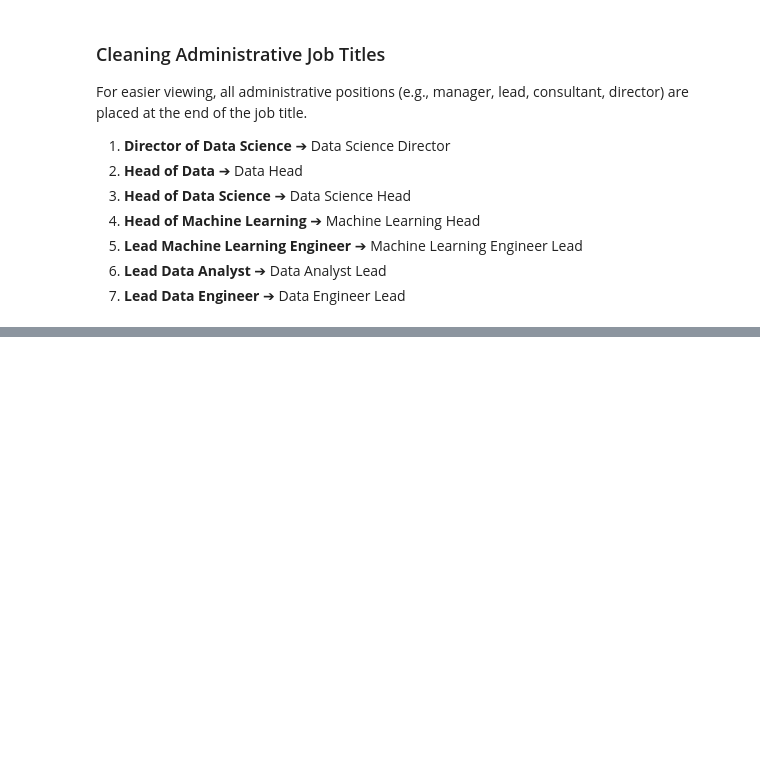
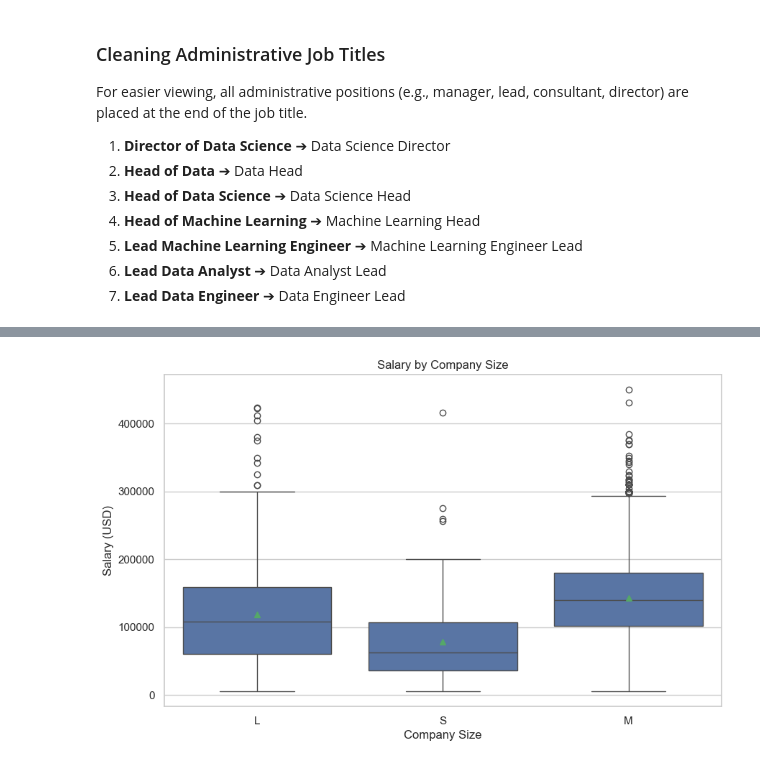
Before and after one commit to Brasprin/CSMODEL, a Jupyter notebook: CSMODEL - MCO1/CSMODEL_Project_S16_Group12.ipynb, the cells around one changed output, grey strips where cells are left out. Drawn from its saved outputs; the diff is of its cells as text; code cells hidden in the pictures; blank space fills up the shorter version.

```diff
--- a/CSMODEL - MCO1/CSMODEL_Project_S16_Group12.ipynb
+++ b/CSMODEL - MCO1/CSMODEL_Project_S16_Group12.ipynb
@@ -171,0 +248,15 @@ ds_salary_clean['job_title'] = ds_salary_df['job_title'].replace({
+# %%
+# Company Analysis - Grouped boxplots
+plt.figure(figsize=(10,6))
+sns.boxplot(
+    x = "company_size",
+    y = "salary_in_usd",
+    showmeans=True,
+    data=ds_salary_clean
+)
+plt.xlabel('Company Size')
+plt.ylabel('Salary (USD)')
+plt.title('Salary by Company Size')
+plt.show()
+# %% [output]
+[figure, added]
```
Also changed, not shown: parts of 12 cells of this notebook, 1 other file.
